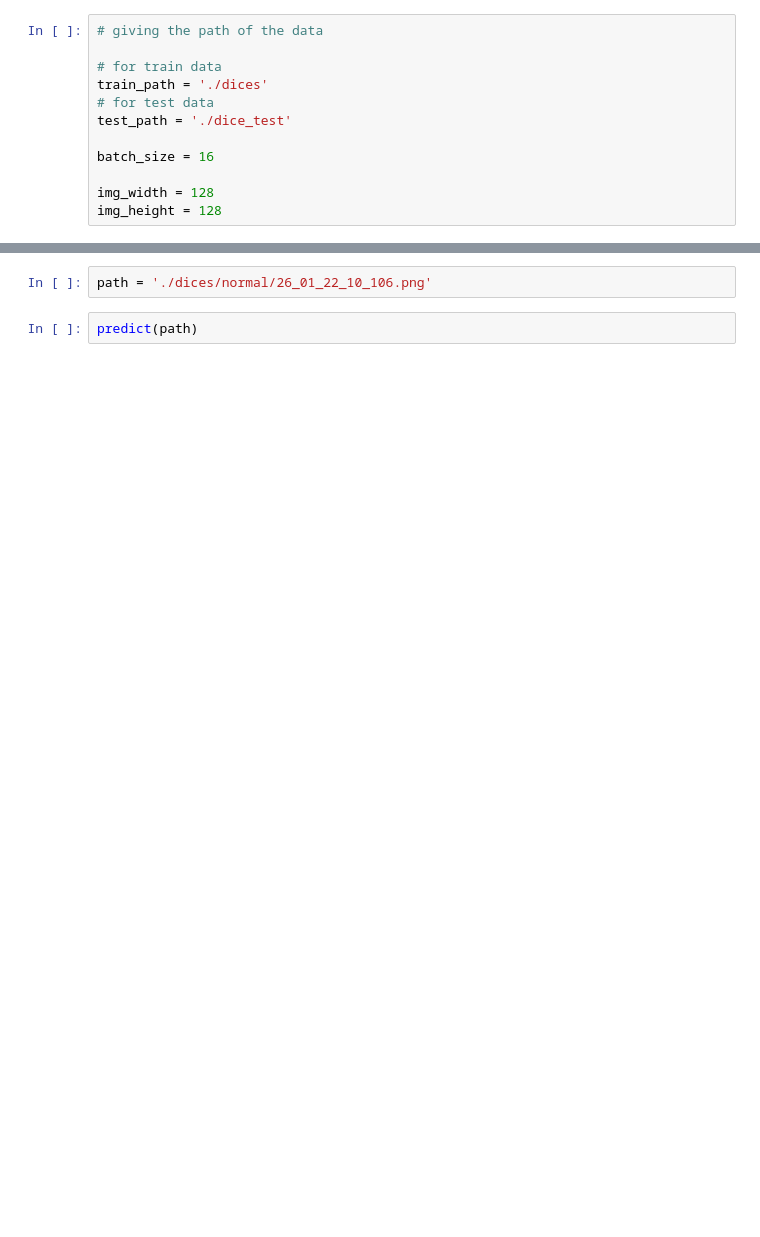
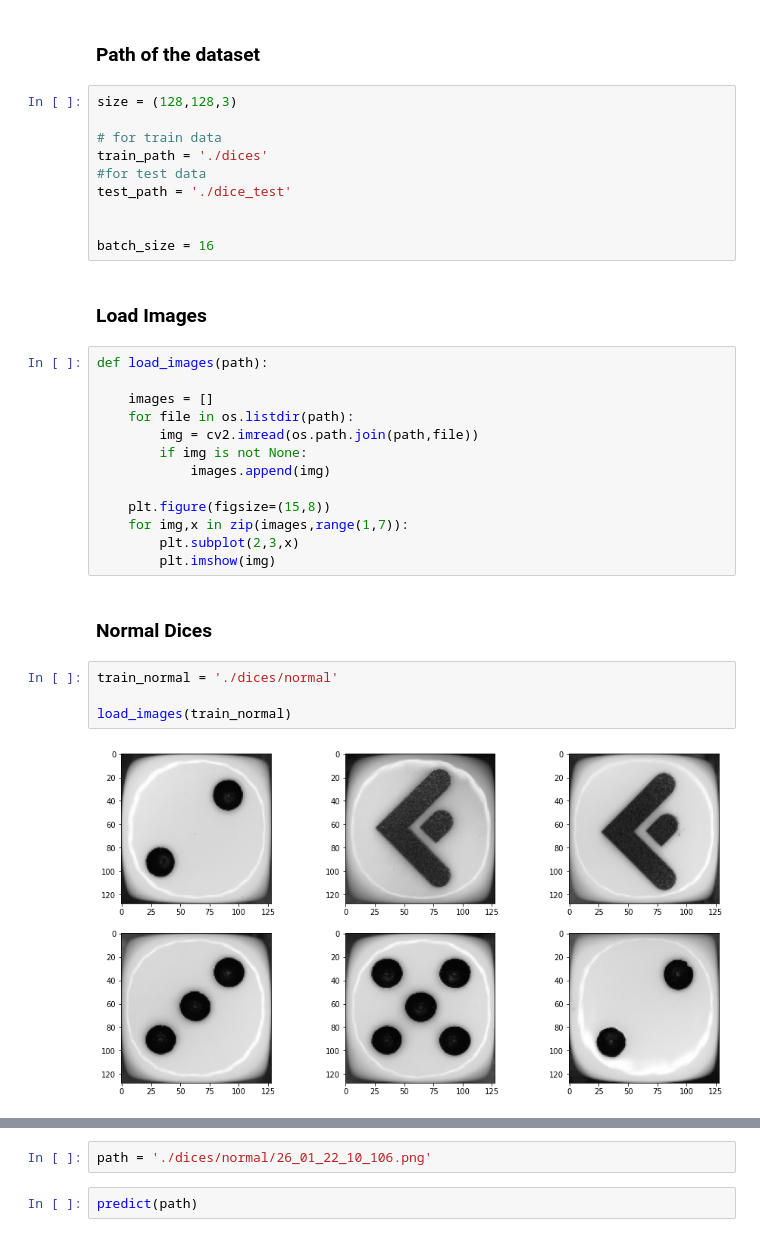
Before and after one commit to mokegg/Faktion-Anomaly-Detection, a Jupyter notebook: Binary_Model.ipynb, the cells around one changed output, grey strips where cells are left out. Saved outputs shown, nothing was run; the diff lists cells and outputs as text; blank space fills up the shorter version.

```diff
--- a/Binary_Model.ipynb
+++ b/Binary_Model.ipynb
@@ -17,15 +19,38 @@ from sklearn.metrics import classification_report,confusion_matrix
 from tensorflow.keras.preprocessing.image import ImageDataGenerator
 from tensorflow.keras.layers import Dense,Conv2D,Flatten,MaxPooling2D
 from tensorflow.keras.callbacks import EarlyStopping,ReduceLROnPlateau
+# %% [markdown]
+### Path of the dataset
 # %%
-# giving the path of the data
+size = (128,128,3)
 
 # for train data
 train_path = './dices'
-# for test data
+#for test data
 test_path = './dice_test'
 
+
 batch_size = 16
-
-img_width = 128
-img_height = 128
+# %% [markdown]
+### Load Images
+# %%
+def load_images(path):
+
+    images = []
+    for file in os.listdir(path):
+        img = cv2.imread(os.path.join(path,file))
+        if img is not None:
+            images.append(img)
+
+    plt.figure(figsize=(15,8))
+    for img,x in zip(images,range(1,7)):
+        plt.subplot(2,3,x)
+        plt.imshow(img)
+# %% [markdown]
+### Normal Dices
+# %%
+train_normal = './dices/normal'
+
+load_images(train_normal)
+# %% [output]
+[figure, added]
```
Also changed, not shown: parts of 24 cells of this notebook.
